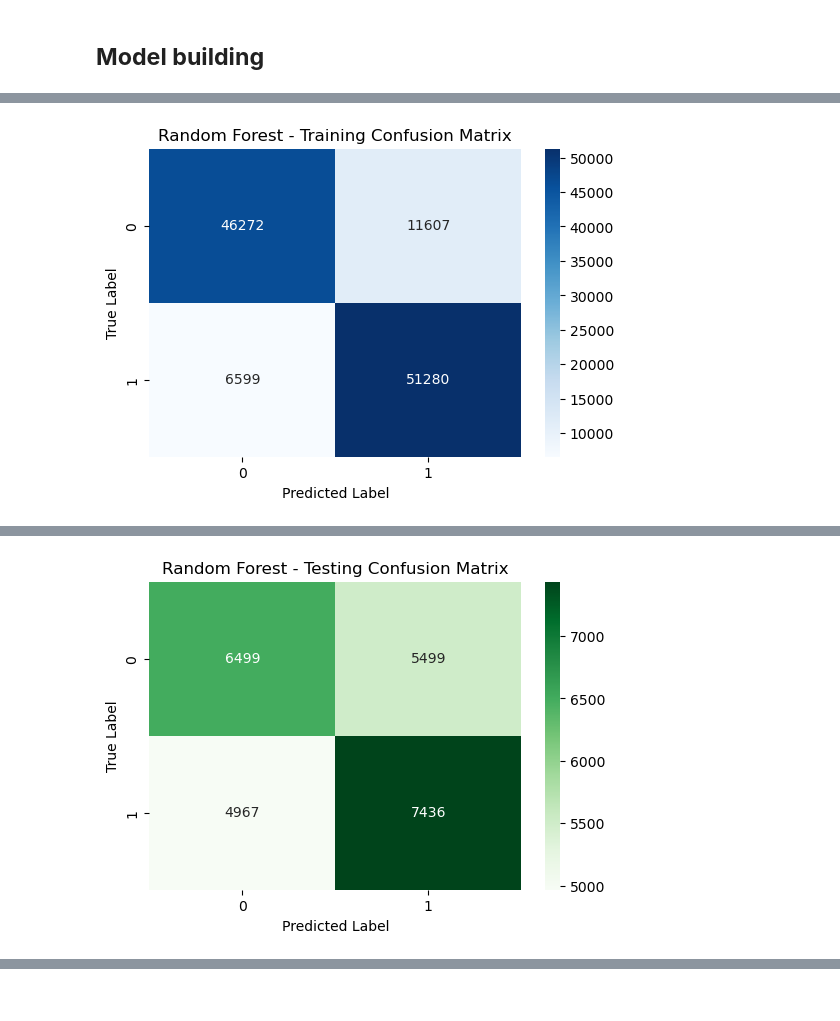
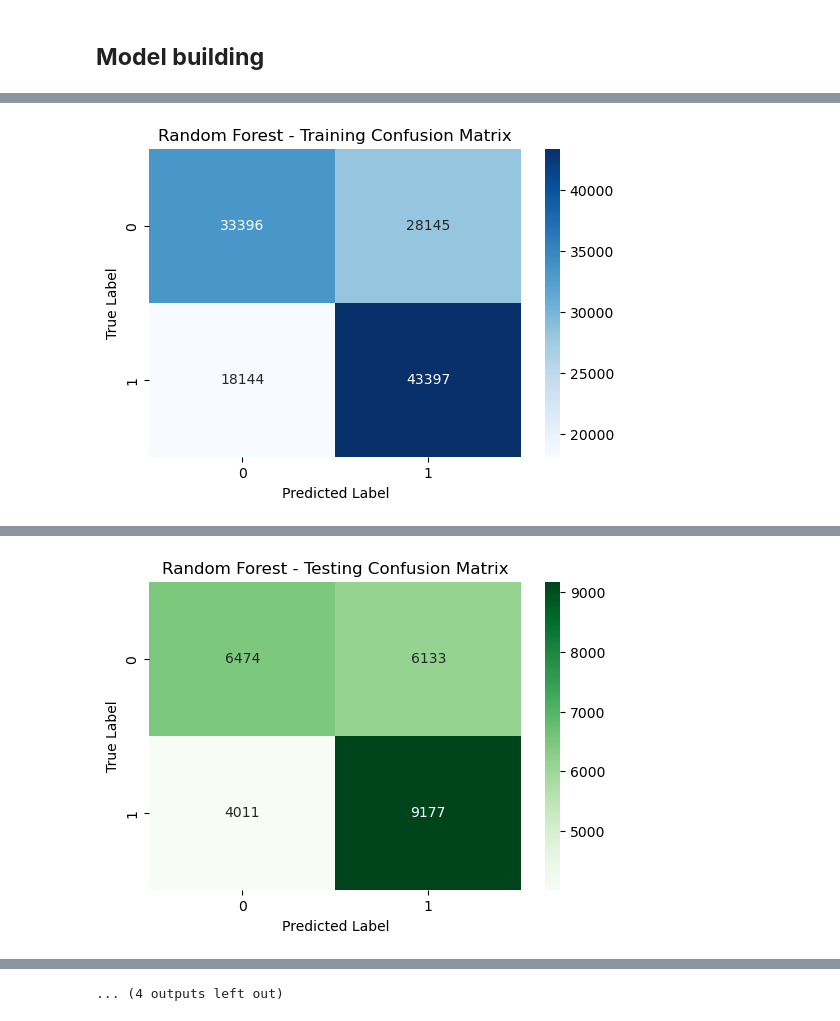
Before and after one commit to maxemporor/MSc-project, a Jupyter notebook: >8.ipynb, the cells around one changed output, grey strips where cells are left out. Drawn from its saved outputs; the diff is of its cells as text; code cells hidden in the pictures.

```diff
--- a/>8.ipynb
+++ b/>8.ipynb
@@ -385,28 +475,28 @@ columns = {
     'DISABILITY': 'XDISDDA20',
     'QUALIFICATION': 'LEVQUL22',
     'Job_Sector': 'INDE07M',
-    'RELIGION': 'RELIG11',
+    #'RELIGION': 'RELIG11',
     'REGION': 'GOR9d_num',
     'DIABETES': 'HEALTH_Diabetes',
     'MentalAnxiety': 'HEALTH_MentalAnxiety',
     'ArmsDisability': 'HEALTH_ArmsOrHands',
     'LegsDisability': 'HEALTH_LegsOrFeet',
     'BackDisability': 'HEALTH_BackOrNeck',
-    'MentalIllness': 'HEALTH_MentalIllness',
-    'Autism': 'HEALTH_Autism',
+   'MentalIllness': 'HEALTH_MentalIllness',
+   'Autism': 'HEALTH_Autism',
     'ProgressiveIllness': 'HEALTH_ProgressiveIllness',
     'HeartOrCirculation': 'HEALTH_HeartOrCirculation'
 }
 
 nominal_cols = [
     'LEVQUL22', 'ILODEFR', 'MARDY6', 'SEX',
-    'ETHUKEUL', 'TEN1', 'XDISDDA20', 'INDE07M', 'RELIG11', 'GOR9d_num'
+    'TEN1', 'XDISDDA20', 'INDE07M','GOR9d_num','ETHUKEUL'#,'RELIG11'
 ]
 
 binary_cols = [
-    'NATIDB11', 'HEALTH_Diabetes', 'HEALTH_MentalAnxiety',
+    'NATIDB11','HEALTH_MentalAnxiety', 'HEALTH_Diabetes',
     'HEALTH_ArmsOrHands', 'HEALTH_LegsOrFeet',
-    'HEALTH_BackOrNeck','HEALTH_MentalIllness', 'HEALTH_Autism',
+    'HEALTH_BackOrNeck','HEALTH_MentalIllness','HEALTH_Autism',
     'HEALTH_ProgressiveIllness', 'HEALTH_HeartOrCirculation'
 ]
 
@@ -608,21 +725,31 @@ plt.show()
 from sklearn.ensemble import RandomForestClassifier
 from xgboost import XGBClassifier
 from lightgbm import LGBMClassifier
-from sklearn.metrics import classification_report, accuracy_score, confusion_matrix
+from sklearn.linear_model import RidgeClassifier
+from sklearn.svm import SVC
+from sklearn.metrics import classification_report, accuracy_score, confusion_matrix, roc_auc_score
+import matplotlib.pyplot as plt
+import seaborn as sns
 
-# --- Initialize models ---
-rf = RandomForestClassifier(random_state=42)
-xgb = XGBClassifier(eval_metric='mlogloss', random_state=42)
-lgbm = LGBMClassifier(random_state=42)
-
-models = {
-    "Random Forest": rf,
-    "XGBoost": xgb,
-    "LightGBM": lgbm
+# --- Models that use label-encoded dataset ---
+models_label = {
+    "Random Forest": RandomForestClassifier(
+        n_estimators=300,
+        max_depth=12,
+        min_samples_split=10,
+        min_samples_leaf=5,
+        max_features='sqrt',
+        random_state=42,
+        class_weight='balanced'
+    ),
+    "XGBoost": XGBClassifier(eval_metric='mlogloss', random_state=42),
+    "LightGBM": LGBMClassifier(random_state=42),
+    "Ridge Classifier": RidgeClassifier(random_state=42),
+    #"Support Vector Classifier": SVC(probability=True, random_state=42)
 }
 
-# --- Train, predict, and evaluate ---
-for name, model in models.items():
+
+for name, model in models_label.items():
     print(f"\nModel: {name}")
 
     # Train
@@ -630,13 +757,24 @@ for name, model in models.items():
 
     # Predict on training set
     y_pred_train = model.predict(X_train_label_resampled)
+
+    # Get probabilities or decision scores for ROC AUC
+    if hasattr(model, "predict_proba"):
+        y_pred_train_proba = model.predict_proba(X_train_label_resampled)[:, 1]
+    else:
+        # Use decision_function for models without predict_proba (e.g., RidgeClassifier)
+        y_pred_train_proba = model.decision_function(X_train_label_resampled)
+
     acc_train = accuracy_score(y_train_label_resampled, y_pred_train)
+    roc_auc_train = roc_auc_score(y_train_label_resampled, y_pred_train_proba)
+
     print(f"Train Accuracy: {acc_train:.4f}")
+    print(f"Train ROC AUC: {roc_auc_train:.4f}")
     print("Training Classification Report:")
     print(classification_report(y_train_label_resampled, y_pred_train))
 
     cm_train = confusion_matrix(y_train_label_resampled, y_pred_train)
-    plt.figure(figsize=(6,4))
+    plt.figure(figsize=(6, 4))
     sns.heatmap(cm_train, annot=True, fmt='d', cmap='Blues')
     plt.title(f"{name} - Training Confusion Matrix")
     plt.xlabel('Predicted Label')
@@ -645,13 +783,22 @@ for name, model in models.items():
 
     # Predict on test set
     y_pred_test = model.predict(X_test_label_final)
+
+    if hasattr(model, "predict_proba"):
+        y_pred_test_proba = model.predict_proba(X_test_label_final)[:, 1]
+    else:
+        y_pred_test_proba = model.decision_function(X_test_label_final)
+
     acc_test = accuracy_score(y_test, y_pred_test)
+    roc_auc_test = roc_auc_score(y_test, y_pred_test_proba)
+
     print(f"Test Accuracy: {acc_test:.4f}")
+    print(f"Test ROC AUC: {roc_auc_test:.4f}")
     print("Testing Classification Report:")
     print(classification_report(y_test, y_pred_test))
 
     cm_test = confusion_matrix(y_test, y_pred_test)
-    plt.figure(figsize=(6,4))
+    plt.figure(figsize=(6, 4))
     sns.heatmap(cm_test, annot=True, fmt='d', cmap='Greens')
     plt.title(f"{name} - Testing Confusion Matrix")
     plt.xlabel('Predicted Label')
@@ -672 +820 @@ weighted avg       0.85      0.84      0.84    115758
-[figure, old version]
+[figure, new version]
@@ -683,2 +832,2 @@ weighted avg       0.57      0.57      0.57     24401
-[figure, old version]
+[figure, new version]
 Model: XGBoost
@@ -736,0 +890 @@ weighted avg       0.61      0.60      0.60     24401
+... (4 outputs left out)
```
Also changed, not shown: parts of 16 cells of this notebook.
